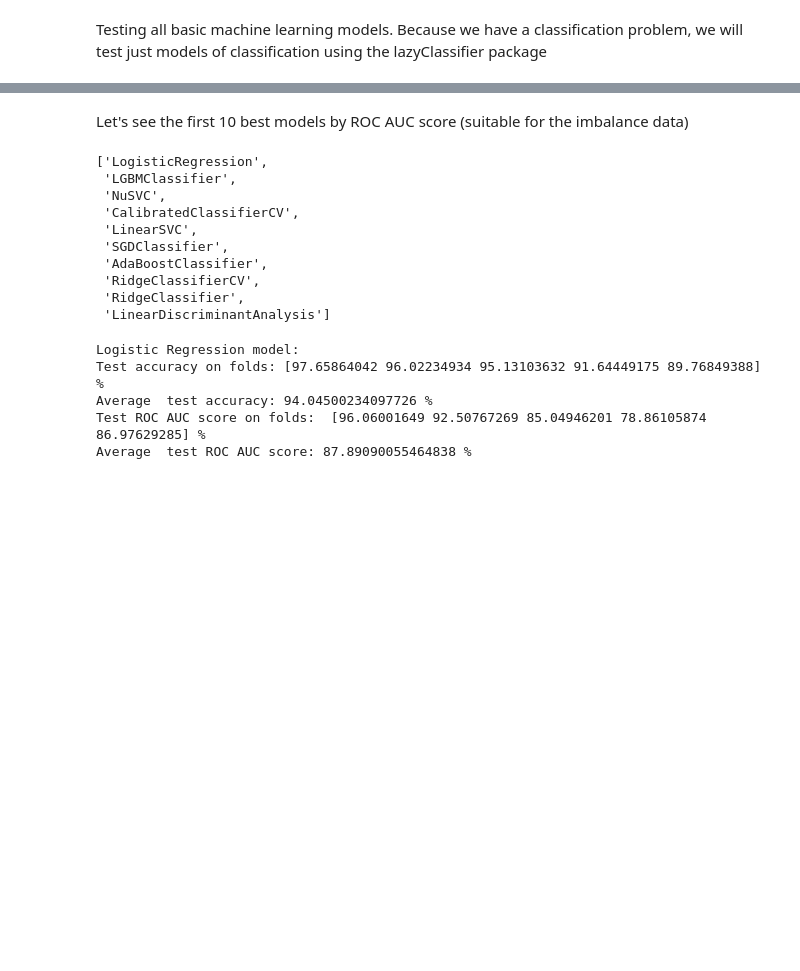
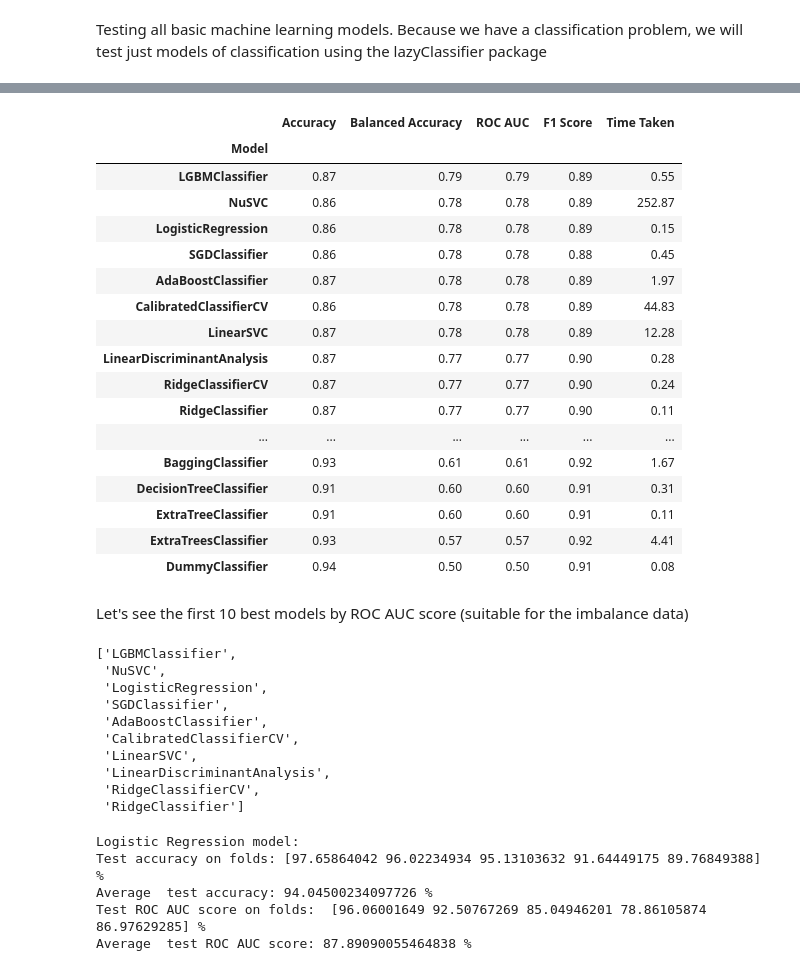
Before and after one commit to gbangout-apziva/term-deposit, a Jupyter notebook: termdeposit.ipynb, the cells around one changed output, grey strips where cells are left out. Saved outputs shown, nothing was run; the diff lists cells and outputs as text; code cells hidden in the pictures; blank space fills up the shorter version.

```diff
--- a/termdeposit.ipynb
+++ b/termdeposit.ipynb
@@ -522,3 +522,8 @@ The number of classes after fit Counter({0: 28274, 1: 21205})
 ## Hyperparameter tuning and Kfold-cross validation
 # %% [markdown]
 Testing all basic machine learning models. Because we have a classification problem, we will test just models of classification using the lazyClassifier package
+# %%
+lazym_clf = LazyClassifier(verbose=0,ignore_warnings=True, custom_metric=None)
+models,predictions = lazym_clf.fit(X_train_ns, X_val, y_train_ns, y_val)
+models
+# %% [output]
@@ -525,3 +531,21 @@ Testing all basic machine learning models. Because we have a classification prob
+|  | Accuracy | Balanced Accuracy | ROC AUC | F1 Score | Time Taken |
+| Model |  |  |  |  |  |
+| LGBMClassifier | 0.87 | 0.79 | 0.79 | 0.89 | 0.55 |
+| NuSVC | 0.86 | 0.78 | 0.78 | 0.89 | 252.87 |
+| LogisticRegression | 0.86 | 0.78 | 0.78 | 0.89 | 0.15 |
+| SGDClassifier | 0.86 | 0.78 | 0.78 | 0.88 | 0.45 |
+| AdaBoostClassifier | 0.87 | 0.78 | 0.78 | 0.89 | 1.97 |
+| CalibratedClassifierCV | 0.86 | 0.78 | 0.78 | 0.89 | 44.83 |
+| LinearSVC | 0.87 | 0.78 | 0.78 | 0.89 | 12.28 |
+| LinearDiscriminantAnalysis | 0.87 | 0.77 | 0.77 | 0.90 | 0.28 |
+| RidgeClassifierCV | 0.87 | 0.77 | 0.77 | 0.90 | 0.24 |
+| RidgeClassifier | 0.87 | 0.77 | 0.77 | 0.90 | 0.11 |
+| ... | ... | ... | ... | ... | ... |
+| BaggingClassifier | 0.93 | 0.61 | 0.61 | 0.92 | 1.67 |
+| DecisionTreeClassifier | 0.91 | 0.60 | 0.60 | 0.91 | 0.31 |
+| ExtraTreeClassifier | 0.91 | 0.60 | 0.60 | 0.91 | 0.11 |
+| ExtraTreesClassifier | 0.93 | 0.57 | 0.57 | 0.92 | 4.41 |
+| DummyClassifier | 0.94 | 0.50 | 0.50 | 0.91 | 0.08 |
 # %% [markdown]
 Let's see the first 10 best models by ROC AUC score  (suitable for the imbalance data)
 # %%
@@ -529,13 +553,13 @@ best_models=models.sort_values(by=['ROC AUC'], ascending=False).index.tolist()
 list_models=best_models[:10]
 list_models
 # %% [output]
-['LogisticRegression',
- 'LGBMClassifier',
+['LGBMClassifier',
  'NuSVC',
+ 'LogisticRegression',
+ 'SGDClassifier',
+ 'AdaBoostClassifier',
  'CalibratedClassifierCV',
  'LinearSVC',
- 'SGDClassifier',
- 'AdaBoostClassifier',
+ 'LinearDiscriminantAnalysis',
  'RidgeClassifierCV',
- 'RidgeClassifier',
- 'LinearDiscriminantAnalysis']
+ 'RidgeClassifier']
```
Also changed, not shown: parts of 29 cells of this notebook.
